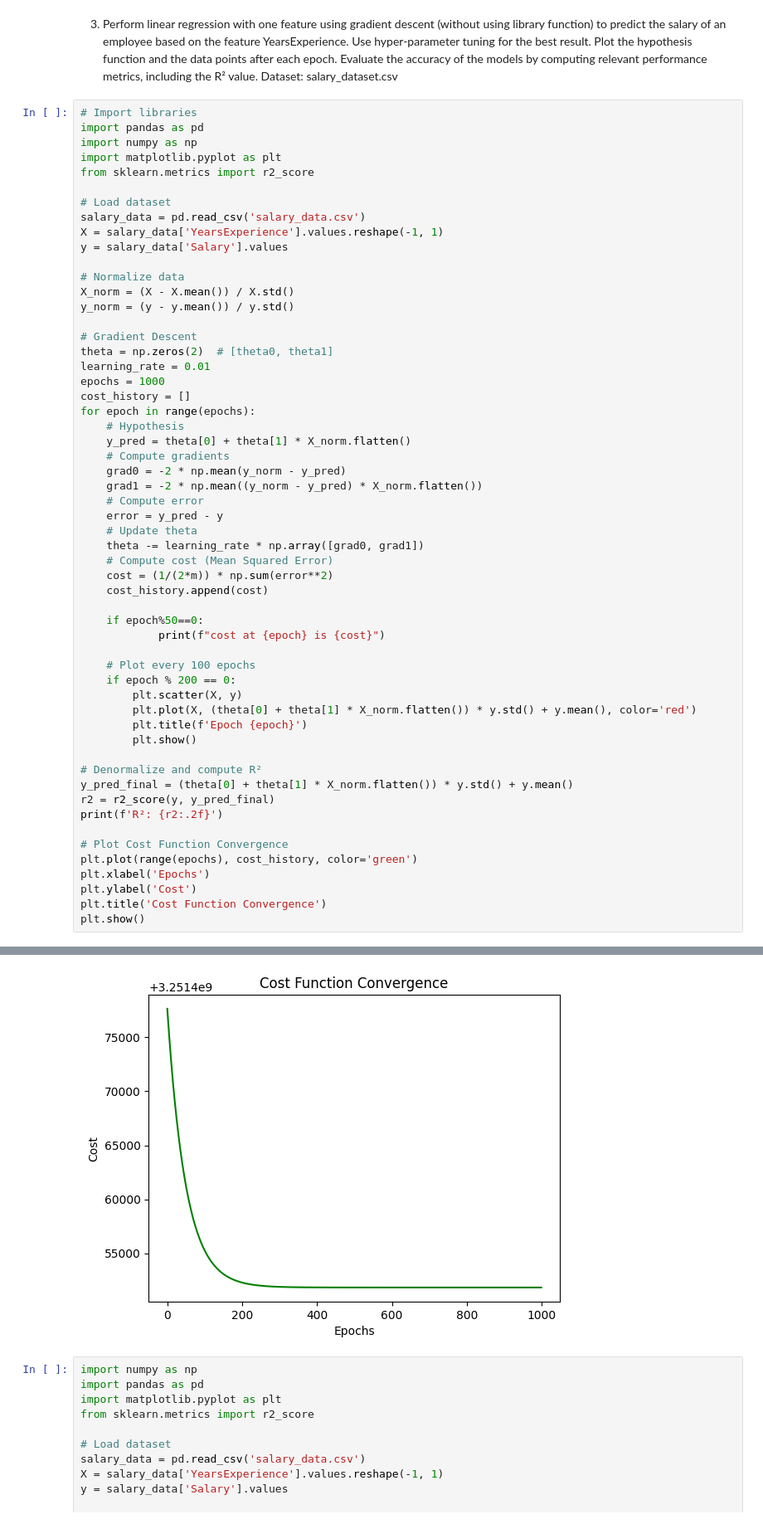
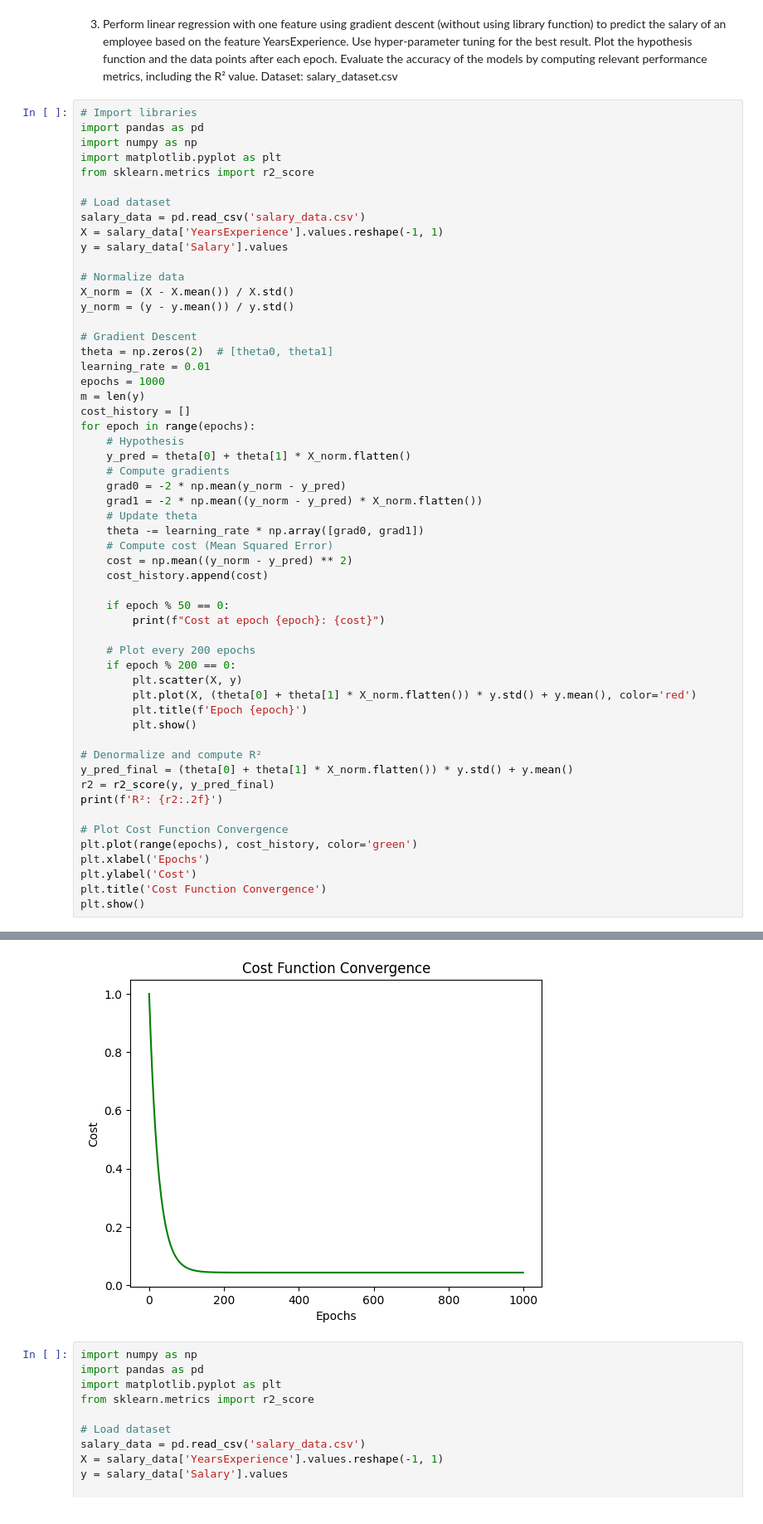
Before and after one commit to codejutsu1605/MLexam, a Jupyter notebook: Question 3/Salary.ipynb, the cells around one changed output, grey strips where cells are left out. Shown: that part at 83% size. Drawn from its saved outputs; the diff is of its cells as text.

```diff
--- a/Question 3/Salary.ipynb
+++ b/Question 3/Salary.ipynb
@@ -20,6 +20,7 @@ y_norm = (y - y.mean()) / y.std()
 theta = np.zeros(2)  # [theta0, theta1]
 learning_rate = 0.01
 epochs = 1000
+m = len(y)
 cost_history = []
 for epoch in range(epochs):
     # Hypothesis
@@ -27,18 +28,16 @@ for epoch in range(epochs):
     # Compute gradients
     grad0 = -2 * np.mean(y_norm - y_pred)
     grad1 = -2 * np.mean((y_norm - y_pred) * X_norm.flatten())
-    # Compute error
-    error = y_pred - y
     # Update theta
     theta -= learning_rate * np.array([grad0, grad1])
     # Compute cost (Mean Squared Error)
-    cost = (1/(2*m)) * np.sum(error**2)
+    cost = np.mean((y_norm - y_pred) ** 2)
     cost_history.append(cost)
 
-    if epoch%50==0:
-            print(f"cost at {epoch} is {cost}")
+    if epoch % 50 == 0:
+        print(f"Cost at epoch {epoch}: {cost}")
 
-    # Plot every 100 epochs
+    # Plot every 200 epochs
     if epoch % 200 == 0:
         plt.scatter(X, y)
         plt.plot(X, (theta[0] + theta[1] * X_norm.flatten()) * y.std() + y.mean(), color='red')
@@ -85,5 +84,5 @@ cost at 950 is 3251451842.3700356
 R²: 0.96
-[figure, old version]
+[figure, new version]
 # %%
 import numpy as np
 import pandas as pd
```
Also changed, not shown: parts of 1 cell of this notebook.
